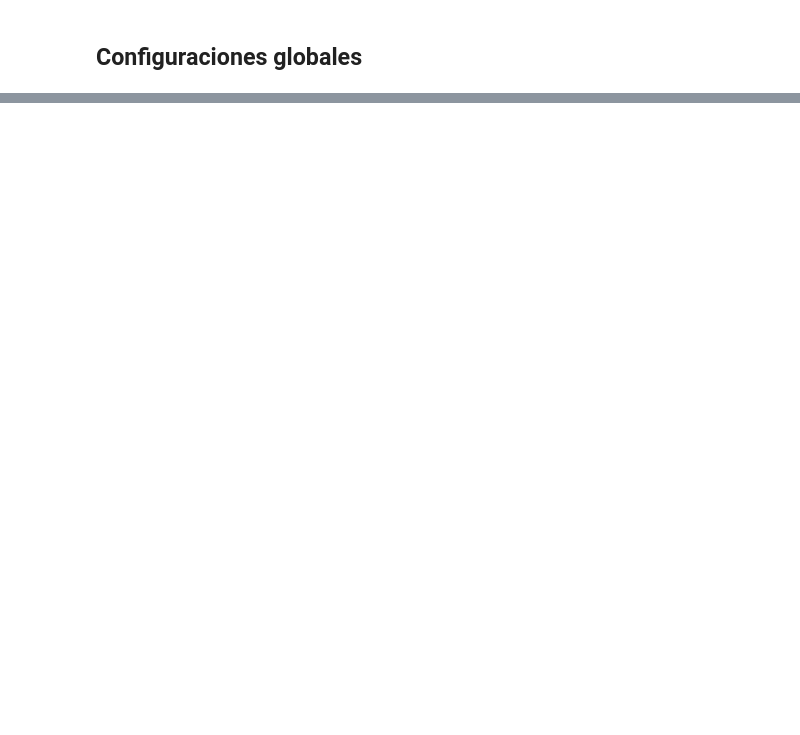
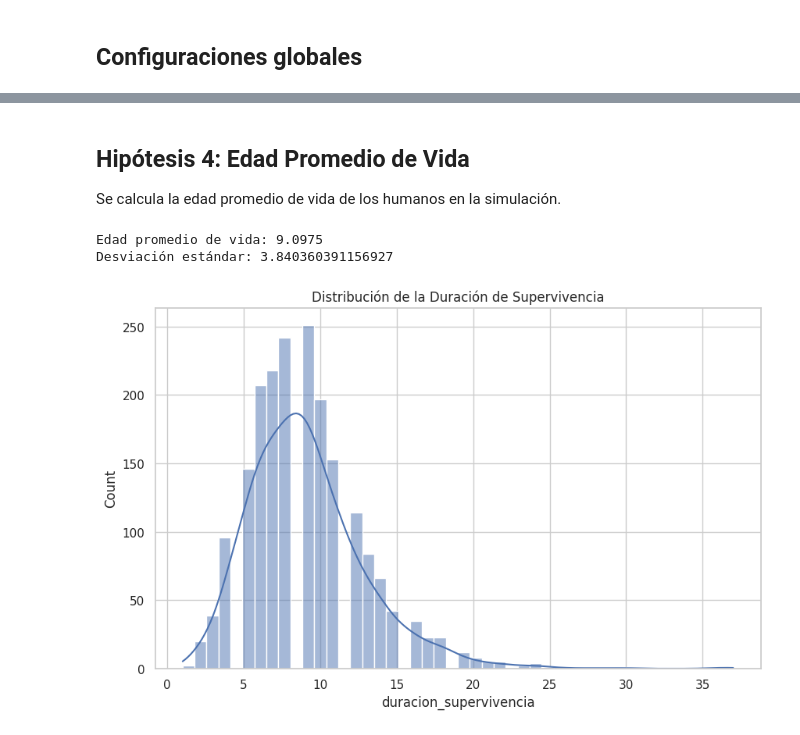
Before and after one commit to danielangelarro/Jurasic-Park, a Jupyter notebook: jurasic-simulation.ipynb, the cells around one changed output, grey strips where cells are left out. Cells and saved outputs as stored; diff of their text form; code cells hidden in the pictures; blank space fills up the shorter version.

```diff
--- a/jurasic-simulation.ipynb
+++ b/jurasic-simulation.ipynb
@@ -442,0 +248,20 @@ evaluar_hipotesis_adaptabilidad(
+# %% [markdown]
+## Hipótesis 4: Edad Promedio de Vida
+Se calcula la edad promedio de vida de los humanos en la simulación.
+# %%
+# Calcular la edad promedio de vida
+edad_promedio = df['duracion_supervivencia'].mean()
+desviacion_edad = df['duracion_supervivencia'].std()
+
+print(f'Edad promedio de vida: {edad_promedio}')
+print(f'Desviación estándar: {desviacion_edad}')
+
+# Histograma de la duración de supervivencia
+plt.figure(figsize=(10, 6))
+sns.histplot(df['duracion_supervivencia'], kde=True)
+plt.title('Distribución de la Duración de Supervivencia')
+plt.show()
+# %% [output]
+Edad promedio de vida: 9.0975
+Desviación estándar: 3.840360391156927
+[figure, added]
```
Also changed, not shown: parts of 99 cells of this notebook, 9 other files.
